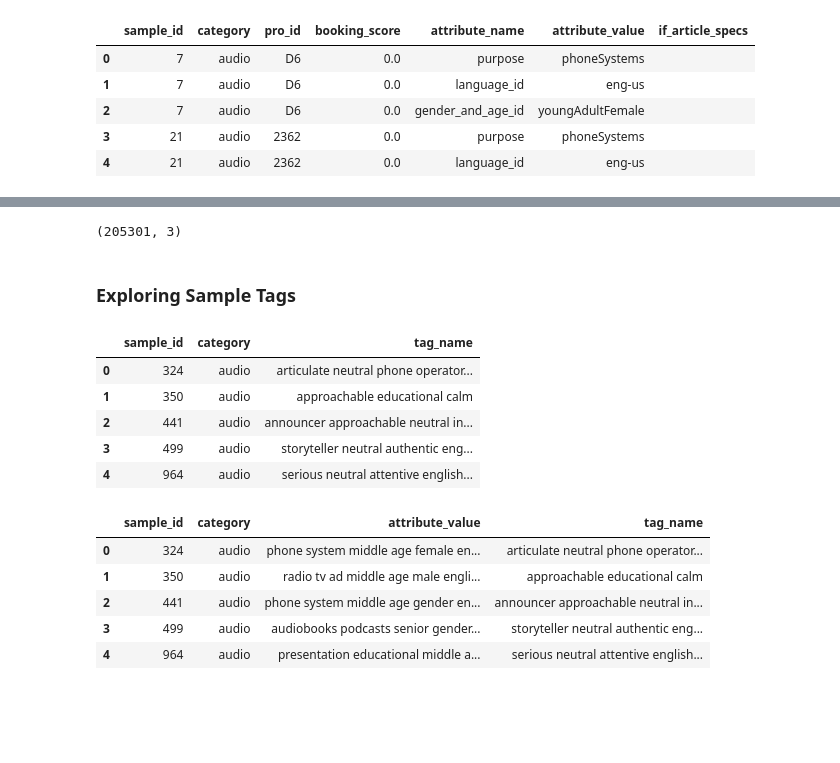
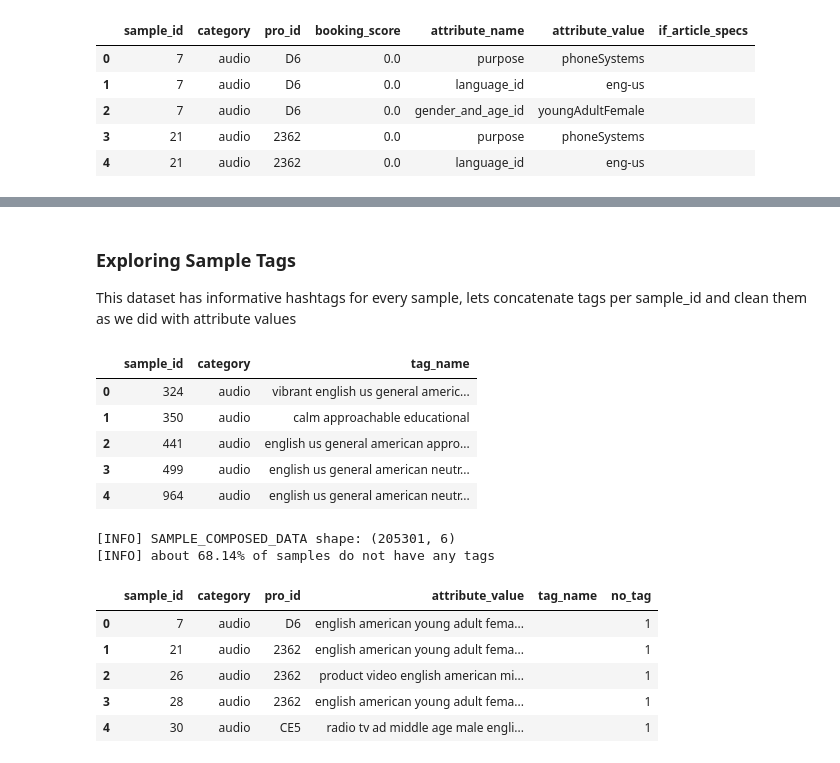
Before and after one commit to statscol/bs-ds-test, a Jupyter notebook: 01-Data Exploration,Wrangling,Feature Engineering.ipynb, the cells around one changed output, grey strips where cells are left out. Drawn from its saved outputs; the diff is of its cells as text; code cells hidden in the pictures; blank space fills up the shorter version.

```diff
--- a/01-Data Exploration,Wrangling,Feature Engineering.ipynb
+++ b/01-Data Exploration,Wrangling,Feature Engineering.ipynb
@@ -102,8 +112,15 @@ sample_attributes.loc[:,'attribute_value']=sample_attributes.attribute_value+""+
+# %% [markdown]
+### Exploring Sample Tags
+
+This dataset has informative hashtags for every sample, lets concatenate tags per sample_id and clean them as we did with attribute values
 # %%
-sample_attributes=sample_attributes.groupby(['sample_id','category'])['attribute_value'].agg(lambda d: " ".join(list(set(d)))).reset_index()
+sample_descriptions=sample_tags.groupby(["sample_id","category"])["tag_name"].agg(lambda d: ",".join(list(set(d)))).reset_index()
+sample_descriptions.loc[:,'tag_name']=sample_descriptions.tag_name.apply(lambda d: remove_multispaces(remove_special_characters(d.lower(),replacement=" ")))
+sample_descriptions.head()
+# %% [output]
+|  | sample_id | category | tag_name |
+| 0 | 324 | audio | vibrant english us general americ... |
+| 1 | 350 | audio | calm approachable educational |
+| 2 | 441 | audio | english us general american appro... |
+| 3 | 499 | audio | english us general american neutr... |
+| 4 | 964 | audio | english us general american neutr... |
-# %%
-sample_attributes.shape
-# %% [output]
-(205301, 3)
-# %% [markdown]
-### Exploring Sample Tags
@@ -112,21 +127,19 @@ sample_descriptions=sample_tags.groupby(["sample_id","category"])["tag_name"].ag
-# %%
-sample_descriptions.loc[:,'tag_name']=sample_descriptions.tag_name.apply(lambda d: remove_multispaces(remove_special_characters(d.lower(),replacement=" ")))
-sample_descriptions.head()
-# %% [output]
-|  | sample_id | category | tag_name |
-| 0 | 324 | audio | articulate neutral phone operator... |
-| 1 | 350 | audio | approachable educational calm |
-| 2 | 441 | audio | announcer approachable neutral in... |
-| 3 | 499 | audio | storyteller neutral authentic eng... |
-| 4 | 964 | audio | serious neutral attentive english... |
-# %%
-samples_composed_data=sample_attributes.merge(sample_descriptions,on=['sample_id','category'],how="inner")
-samples_composed_data.head()
-# %% [output]
-|  | sample_id | category | attribute_value | tag_name |
-| 0 | 324 | audio | phone system middle age female en... | articulate neutral phone operator... |
-| 1 | 350 | audio | radio tv ad middle age male engli... | approachable educational calm |
-| 2 | 441 | audio | phone system middle age gender en... | announcer approachable neutral in... |
-| 3 | 499 | audio | audiobooks podcasts senior gender... | storyteller neutral authentic eng... |
-| 4 | 964 | audio | presentation educational middle a... | serious neutral attentive english... |
+# %%
+##In case a sample doesnt have tags, lets assume this field as an empty string
+samples_composed_data=sample_attributes.merge(sample_descriptions,on=['sample_id','category'],how="left")
+samples_composed_data.tag_name.fillna(" ",inplace=True)
+samples_composed_data.loc[:,'no_tag']=samples_composed_data.tag_name.apply(lambda k: 1 if k==" " else 0 )
+
+print("[INFO] SAMPLE_COMPOSED_DATA shape: {}".format(samples_composed_data.shape))
+print("[INFO] about {:.2%} of samples do not have any tags".format(samples_composed_data.no_tag.sum()/samples_composed_data.shape[0])  )
+samples_composed_data.head()
+# %% [output]
+[INFO] SAMPLE_COMPOSED_DATA shape: (205301, 6)
+[INFO] about 68.14% of samples do not have any tags
+|  | sample_id | category | pro_id | attribute_value | tag_name | no_tag |
+| 0 | 7 | audio | D6 | english american young adult fema... |  | 1 |
+| 1 | 21 | audio | 2362 | english american young adult fema... |  | 1 |
+| 2 | 26 | audio | 2362 | product video english american mi... |  | 1 |
+| 3 | 28 | audio | 2362 | english american young adult fema... |  | 1 |
+| 4 | 30 | audio | CE5 | radio tv ad middle age male engli... |  | 1 |
 # %%
```
Also changed, not shown: parts of 32 cells of this notebook, 5 other files.
